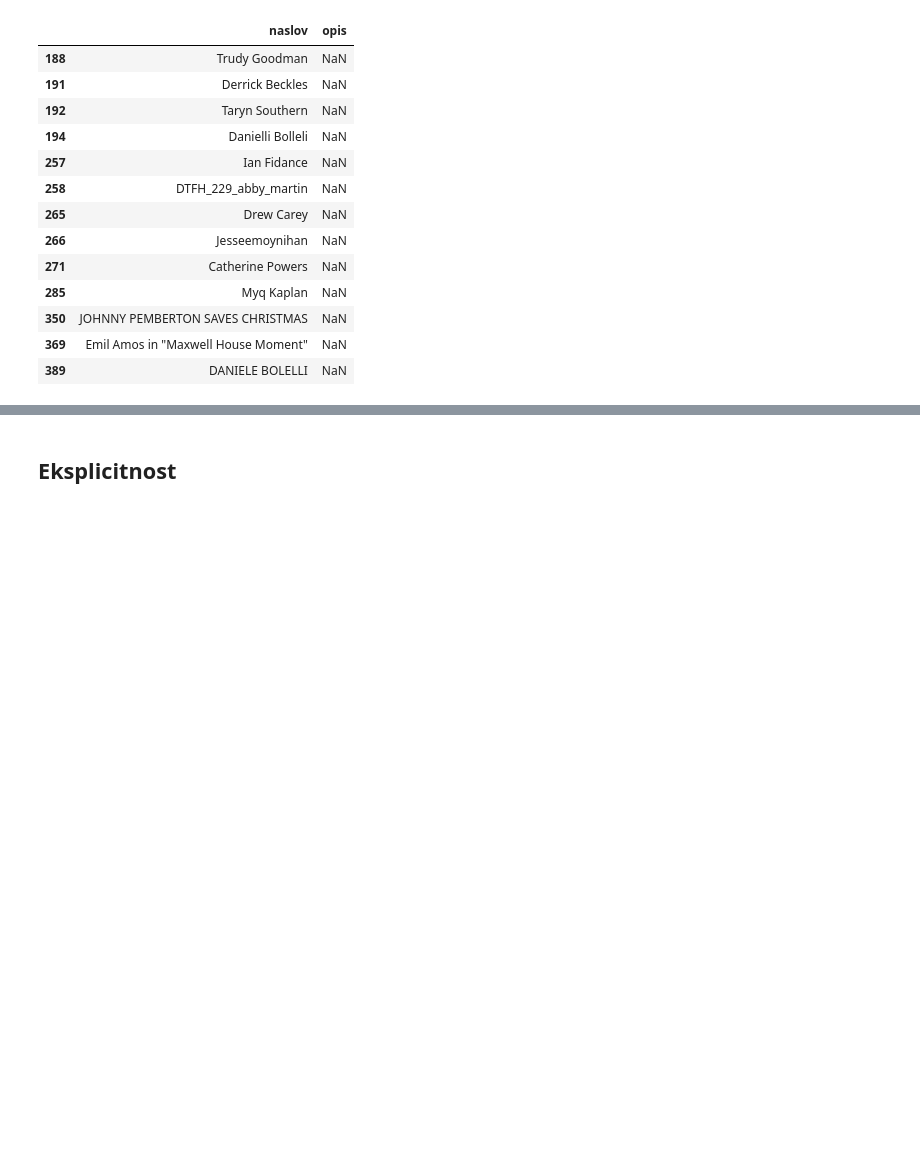
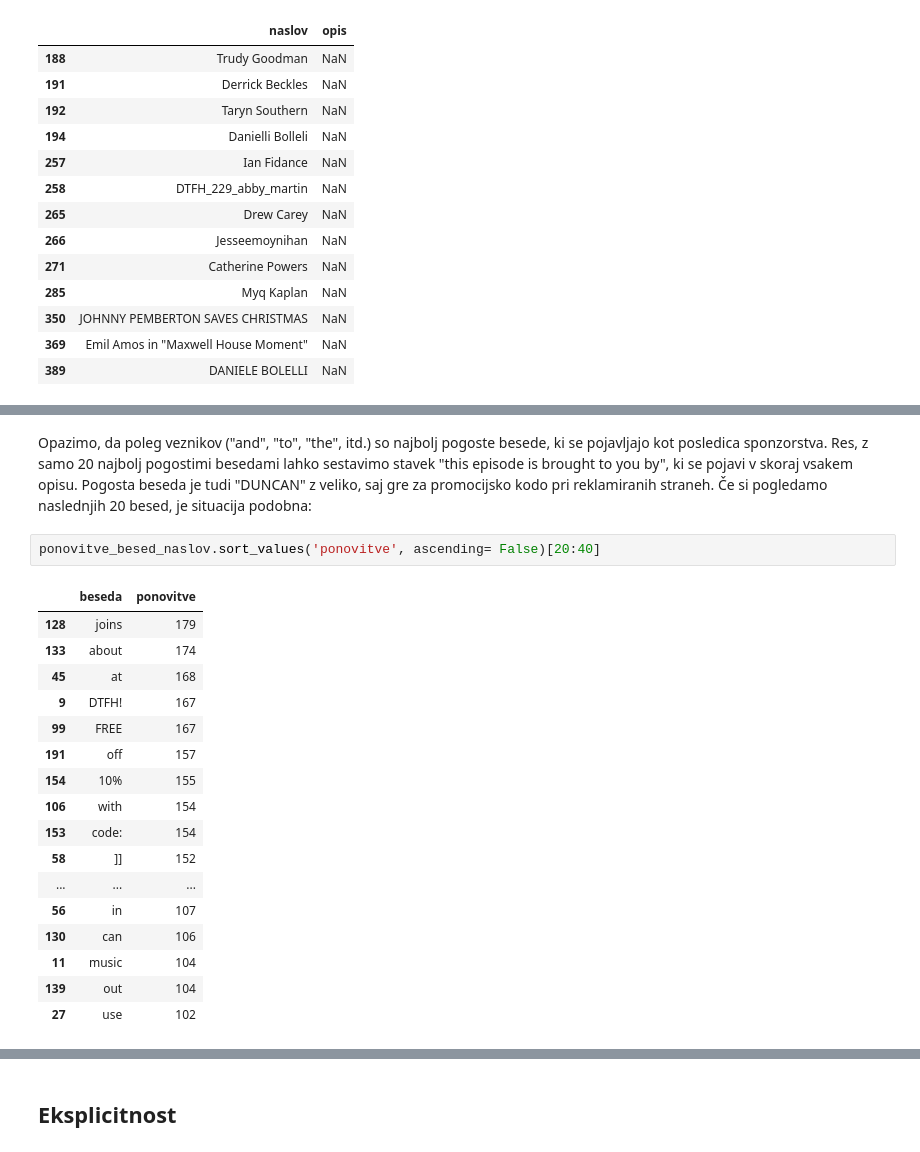
Before and after one commit to lukamarcic/DTFH-analiza-podatkov, a Jupyter notebook: analiza_podatkov.ipynb, the cells around one changed output, grey strips where cells are left out. Saved outputs shown, nothing was run; the diff lists cells and outputs as text; blank space fills up the shorter version.

```diff
--- a/analiza_podatkov.ipynb
+++ b/analiza_podatkov.ipynb
@@ -431,0 +452,22 @@ ponovitve_besed_naslov.sort_values('ponovitve', ascending= False)
+# %% [markdown]
+Opazimo, da poleg veznikov ("and", "to", "the", itd.) so najbolj pogoste besede, ki se pojavljajo kot posledica sponzorstva. Res, z samo 20 najbolj pogostimi besedami lahko sestavimo stavek "this episode is brought to you by", ki se pojavi v skoraj vsakem opisu. Pogosta beseda je tudi "DUNCAN" z veliko, saj gre za promocijsko kodo pri reklamiranih straneh. Če si pogledamo naslednjih 20 besed, je situacija podobna:
+# %%
+ponovitve_besed_naslov.sort_values('ponovitve', ascending= False)[20:40]
+# %% [output]
+|  | beseda | ponovitve |
+| 128 | joins | 179 |
+| 133 | about | 174 |
+| 45 | at | 168 |
+| 9 | DTFH! | 167 |
+| 99 | FREE | 167 |
+| 191 | off | 157 |
+| 154 | 10% | 155 |
+| 106 | with | 154 |
+| 153 | code: | 154 |
+| 58 | ]] | 152 |
+| ... | ... | ... |
+| 56 | in | 107 |
+| 130 | can | 106 |
+| 11 | music | 104 |
+| 139 | out | 104 |
+| 27 | use | 102 |
```
Also changed, not shown: parts of 9 cells of this notebook.
